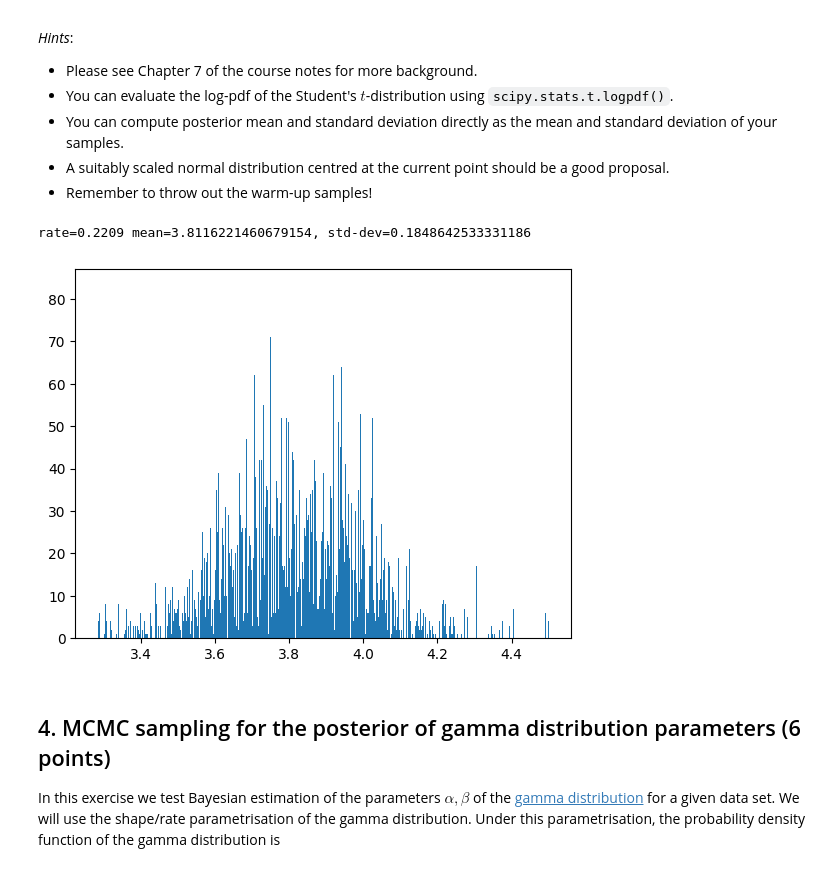
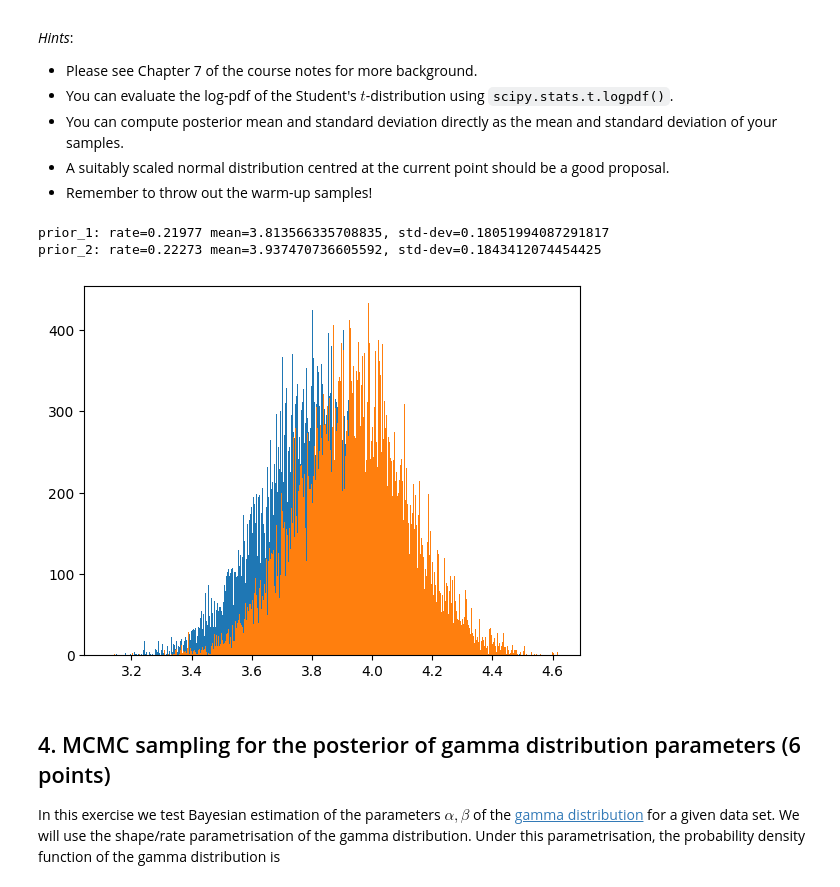
Before and after one commit to alexjilkin/comp-stats, a Jupyter notebook: Week3/Week 3 exercises.ipynb, the cells around one changed output. Drawn from its saved outputs; the diff is of its cells as text; code cells hidden in the pictures.

```diff
--- a/Week3/Week 3 exercises.ipynb
+++ b/Week3/Week 3 exercises.ipynb
@@ -166,44 +166,49 @@ The require tolerance is $\pm 0.03$.
 # %%
 import numpy as np
 import numpy.random as npr
 from scipy import stats
 import pandas as pd
 
 data = pd.read_csv('https://raw.githubusercontent.com/lacerbi/compstats-files/main/data/toydata2.txt', sep='\t', header=None)
 data = data.values
 data = np.array(data[:,0])
 
-def prior(mu):
+def prior_1(mu):
     return stats.norm.pdf(mu, 0, 1)
+def prior_2(mu):
+    return 1 / (10)
 def p(x_i, mu):
     return stats.t.logpdf(x_i, df=5, loc=mu)
 
-def P(X, mu):
+def P(X, mu, prior_func):
     # Include prior
-    return np.sum(p(X, mu)) + np.log(prior(mu))
+    return np.sum(p(X, mu)) + np.log(prior_func(mu))
 
-samples = []
-mu_i = 0
-accepted_count = 0
-N = 10**5
+prior_funcs = [prior_1, prior_2]
+for prior in prior_funcs:
+    samples = []
+    mu_i = 0
+    accepted_count = 0
+    N = 10**5
 
-for _ in range(N):
-    mu_i_plus_1 = np.random.normal(mu_i, 1)
+    for _ in range(N):
+        mu_i_plus_1 = np.random.normal(mu_i, 1)
 
-    A = np.min([1, np.exp(P(data, mu_i_plus_1) - P(data, mu_i))])
-    if np.random.uniform() < A:
-        mu_i = mu_i_plus_1
-        accepted_count += 1
+        A = np.min([1, np.exp(P(data, mu_i_plus_1, prior) - P(data, mu_i, prior))])
+        if np.random.uniform() < A:
+            mu_i = mu_i_plus_1
+            accepted_count += 1
 
-    samples.append(mu_i)
+        samples.append(mu_i)
 
-# Throw away warmup samples
-samples = np.array(samples[N//2:])
-plt.hist(samples, bins=500)
-print(f'rate={accepted_count / N} mean={np.mean(samples)}, std-dev={np.std(samples)}')
+    # Throw away warmup samples
+    samples = np.array(samples[N//2:])
+    plt.hist(samples, bins=500)
+    print(f'{prior.__name__}: rate={accepted_count / N} mean={np.mean(samples)}, std-dev={np.std(samples)}')
 # %% [output]
-rate=0.2209 mean=3.8116221460679154, std-dev=0.1848642533331186
+prior_1: rate=0.21977 mean=3.813566335708835, std-dev=0.18051994087291817
+prior_2: rate=0.22273 mean=3.937470736605592, std-dev=0.1843412074454425
-[figure, old version]
+[figure, new version]
 # %% [markdown]
 ## 4. MCMC sampling for the posterior of gamma distribution parameters (6 points)
 
```
Also changed, not shown: parts of 3 cells of this notebook, 1 other file.
